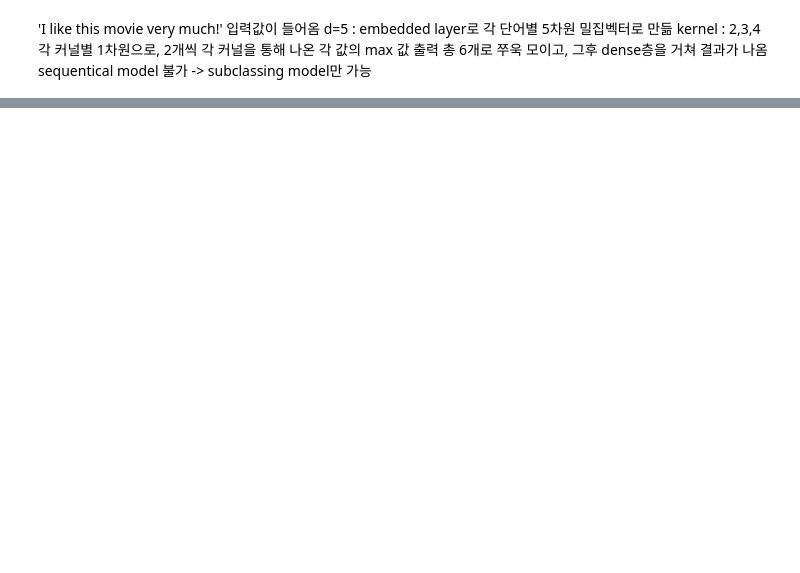
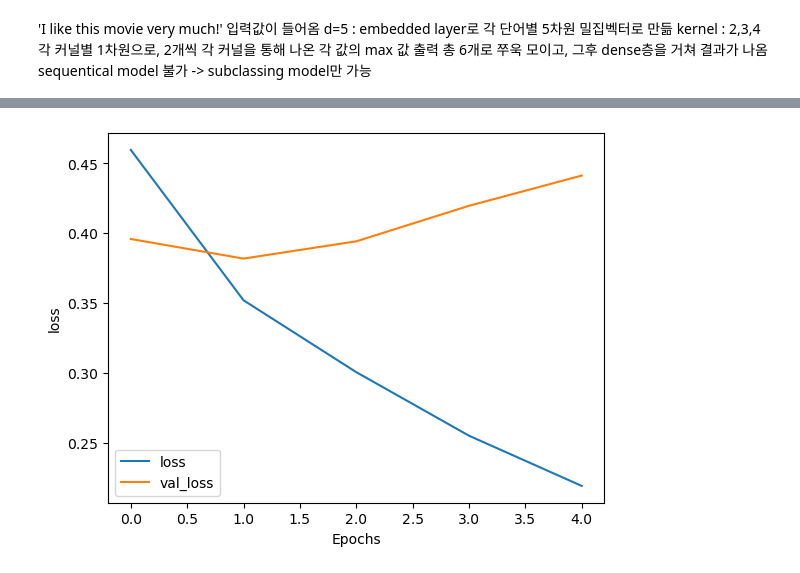
Before and after one commit to Son-Sumin/Jupyter, a Jupyter notebook: dl/practice/Korean_model.ipynb, the cells around one changed output, grey strips where cells are left out. Cells and saved outputs as stored; diff of their text form; code cells hidden in the pictures; blank space fills up the shorter version.

```diff
--- a/dl/practice/Korean_model.ipynb
+++ b/dl/practice/Korean_model.ipynb
@@ -28,6 +30,6 @@ tf.random.set_seed(SEED_NUM)
 # %%
 train_input = np.load(open(DATA_IN_PATH + INPUT_TRAIN_DATA, 'rb'))  # read binary: 2진 데이터
-train_lable = np.load(open(DATA_IN_PATH + LABEL_TRAIN_DATA, 'rb'))
+train_label = np.load(open(DATA_IN_PATH + LABEL_TRAIN_DATA, 'rb'))
 prepro_configs = json.load(open(DATA_IN_PATH + DATA_CONFIGS, 'r'))  # read: 아스키 데이터
 # %% [markdown]
 ![cnn-for-sentence.png](attachment:cnn-for-sentence.png)
@@ -83,21 +86,27 @@ class CNNClassifier(tf.keras.Model):
         # 각 layer 마다 pooling되어 list에 pooling 결과 3개 있음, axis=-1 맨마지막 컬럼 축 기준으로 붙여라
         x = self.fc1(x)
         x = self.fc2(x)
+
+        return x
 # %%
 model = CNNClassifier(**kargs)
 model.compile(loss='binary_crossentropy', optimizer='adam', metrics=['accuracy'])
 # %%
-early_stop = EarlyStopping(monitor='val_accuracy', min_delta=0.0001, patience=3)
 # val_accuracy가 3번 연속 좋아지지 않으면(값 높아지지 않으면) stop
 # 최소 min_delta만큼 좋아져아 좋아진 것으로 판단, min_delta=0이 디폴트
+early_stop = EarlyStopping(monitor='val_accuracy', min_delta=0.0001, patience=3)
 
-checkpoint_path = DATA_OUT_PATH + model_name + 'weights.h5'
 # .h5 : 파라미터 정보만 저장, layer 정보가 있어야 불러올 수 있음
+checkpoint_path = DATA_OUT_PATH + model_name + '/weights.h5'
 checkpoint_dir = os.path.dirname(checkpoint_path)
 
 if not os.path.exists(checkpoint_dir):
     os.mkdir(checkpoint_dir)
 
+# save_weights_only=True : weights의 파라미터만 저장하겠다
 model_checkpoint = ModelCheckpoint(checkpoint_path, monitor='val_accuracy',
                                   verbose=1, save_best_only=True, save_weights_only=True)
-# save_weights_only=True : weights의 파라미터만 저장하겠다
+# %%
+history = model.fit(train_input, train_label, batch_size=BATCH_SIZE,
+                   epochs=NUM_EPOCHS, validation_split=VALID_SPLIT,
+                   callbacks=[early_stop, model_checkpoint])
@@ -103,0 +126,6 @@ model_checkpoint = ModelCheckpoint(checkpoint_path, monitor='val_accuracy',
+# %%
+import matplotlib.pyplot as plt
+plot_graphs(history, 'loss')
+# 과대 적합 발생
+# %% [output]
+[figure, added]
```
Also changed, not shown: parts of 9 cells of this notebook, 1 other file.
